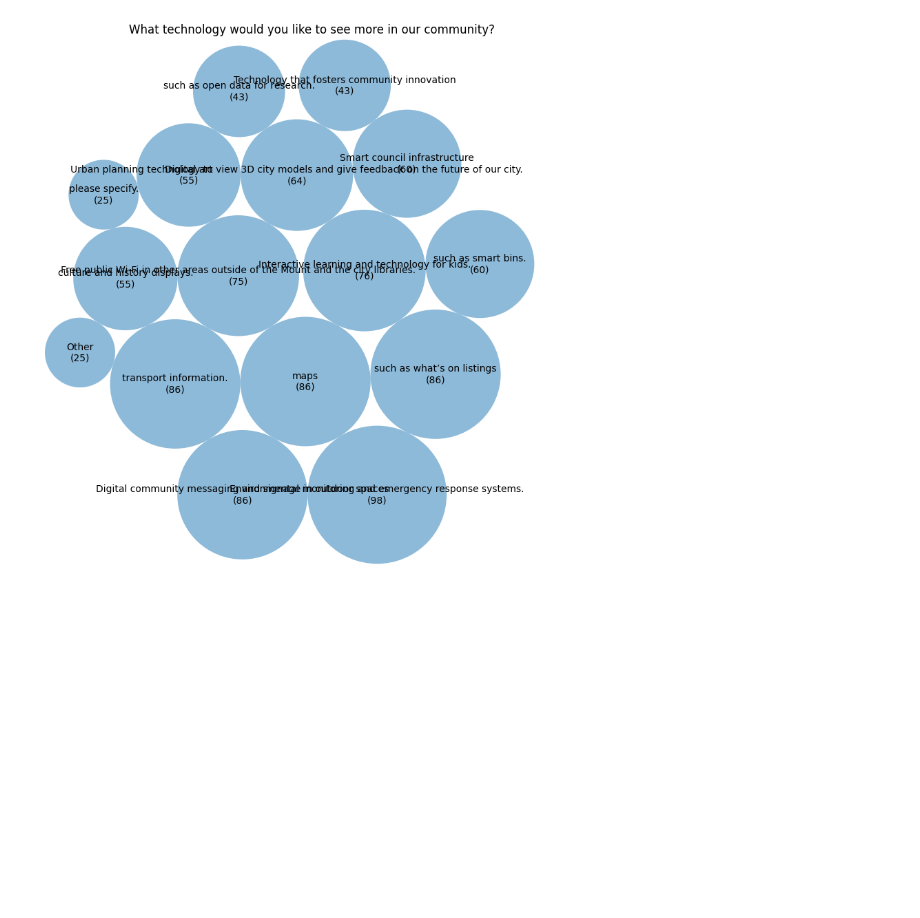
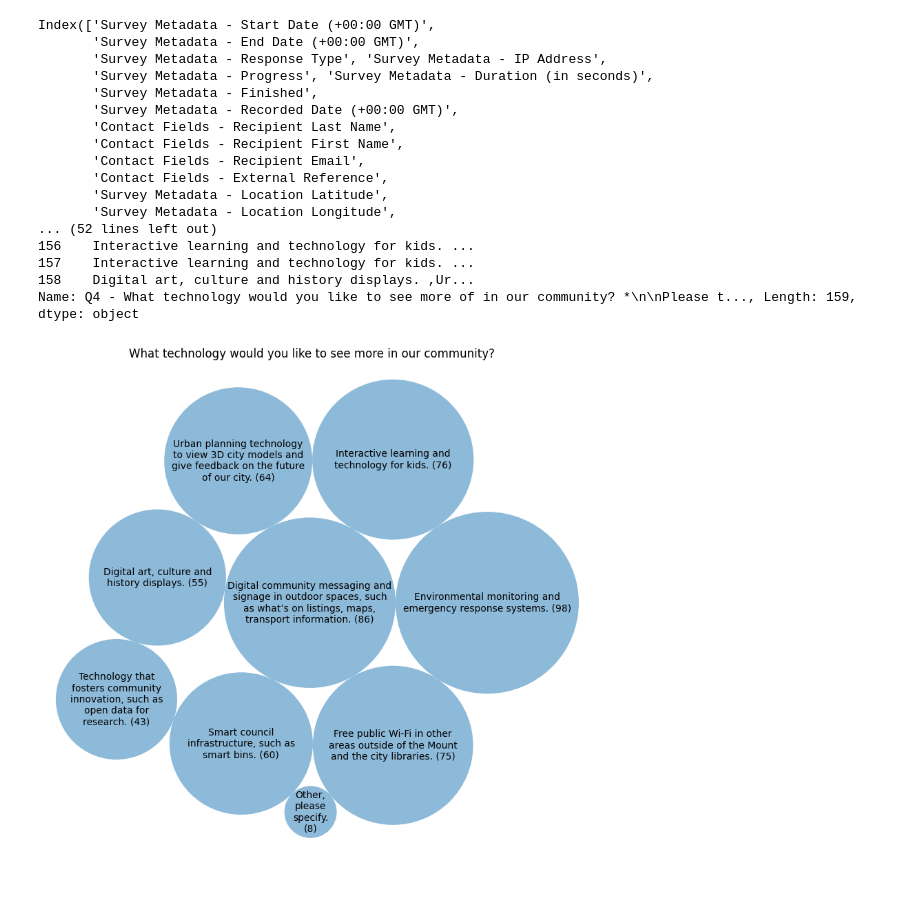
Before and after one commit to cybnz/SurveyVisualisation, a Jupyter notebook: word_cloud.ipynb, the cells around one changed output. Saved outputs shown, nothing was run; the diff lists cells and outputs as text; code cells hidden in the pictures; blank space fills up the shorter version.

```diff
--- a/word_cloud.ipynb
+++ b/word_cloud.ipynb
@@ -2,16 +2,37 @@
 import pandas as pd
 import matplotlib.pyplot as plt
 import circlify
+import textwrap  # Importing textwrap module for word wrapping
+import spacy
+
+# Load spaCy's English model
+nlp = spacy.load('en_core_web_sm')
 
 # Read the CSV file
 df = pd.read_csv('data/dashboard-export-11-57-pm-2024-11-21.csv')  # Replace with the actual path to survey CSV file export
-
+print(df.columns)
 # Extract the relevant column
 column_name = 'Q4 - What technology would you like to see more of in our community? *\n\nPlease t...'
-technologies = df[column_name]
+technologies = df[column_name].str.replace('Other, please specify.,', '', regex=False)
+
+print(technologies)
 
 # Split the column into individual entries (if it's a comma-separated string)
-technologies_split = technologies.str.split(',').explode().str.strip()
+technologies_split = technologies.str.split(' ,').explode().str.strip()
+
+# Function to process and simplify each technology entry
+def simplify_text(text):
+    # Process the text using spaCy
+    doc = nlp(text)
+
+    # Keep original words that are not stop words, not punctuation, and have more than 1 character
+    simplified_tokens = [token.text for token in doc if not token.is_stop and not token.is_punct and len(token.text) > 1]
+
+    # Return the simplified sentence (joined back together)
+    return " ".join(simplified_tokens)
+
+# Apply the simplification function to each entry in the column
+simplified_technologies = technologies_split.apply(simplify_text)
 
 # Count the occurrences of each unique entry
 technology_counts = technologies_split.value_counts()
@@ -33,33 +54,64 @@ fig, ax = plt.subplots(figsize=(10, 10))
 
 # Title
 ax.set_title('What technology would you like to see more in our community?')
 
 # Remove axes
 ax.axis('off')
 
 # Find axis boundaries
 lim = max(
     max(
         abs(circle.x) + circle.r,
         abs(circle.y) + circle.r,
     )
     for circle in circles
 )
 plt.xlim(-lim, lim)
 plt.ylim(-lim, lim)
 
 # List of labels (should correspond to unique values, not the original `df` column)
 labels = technology_counts.index
 
 # Print circles with labels
 for circle, label, count in zip(circles, labels, technology_counts):
     x, y, r = circle
     ax.add_patch(plt.Circle((x, y), r, alpha=0.5, linewidth=2))
+
+    # Dynamically set the wrap width based on the circle's radius (2 * r)
+    wrap_width = int(2 * r * 50)  # Adjust the factor (here 10) to match text length better
+    if wrap_width == 0:
+        wrap_width = 10
+    # Wrap the label text based on the circle's width
+    wrapped_label = textwrap.fill(f"{label}\n({count})", width=wrap_width)
+
+    # Annotate the circle with the wrapped label
     plt.annotate(
-        f"{label}\n({count})",  # Add count to label
+        wrapped_label,
         (x, y),
         va='center',
-        ha='center'
+        ha='center',
+        fontsize=10,  # Adjust font size as needed
+        color='black'
     )
+
+# Show the plot
+plt.show()
 # %% [output]
+Index(['Survey Metadata - Start Date (+00:00 GMT)',
+       'Survey Metadata - End Date (+00:00 GMT)',
+       'Survey Metadata - Response Type', 'Survey Metadata - IP Address',
+       'Survey Metadata - Progress', 'Survey Metadata - Duration (in seconds)',
+       'Survey Metadata - Finished',
+       'Survey Metadata - Recorded Date (+00:00 GMT)',
+       'Contact Fields - Recipient Last Name',
+       'Contact Fields - Recipient First Name',
+       'Contact Fields - Recipient Email',
+       'Contact Fields - External Reference',
+       'Survey Metadata - Location Latitude',
+       'Survey Metadata - Location Longitude',
+... (52 lines left out)
+156    Interactive learning and technology for kids. ...
+157    Interactive learning and technology for kids. ...
+158    Digital art, culture and history displays. ,Ur...
+Name: Q4 - What technology would you like to see more of in our community? *\n\nPlease t..., Length: 159, dtype: object
-[figure, old version]
+[figure, new version]
```
